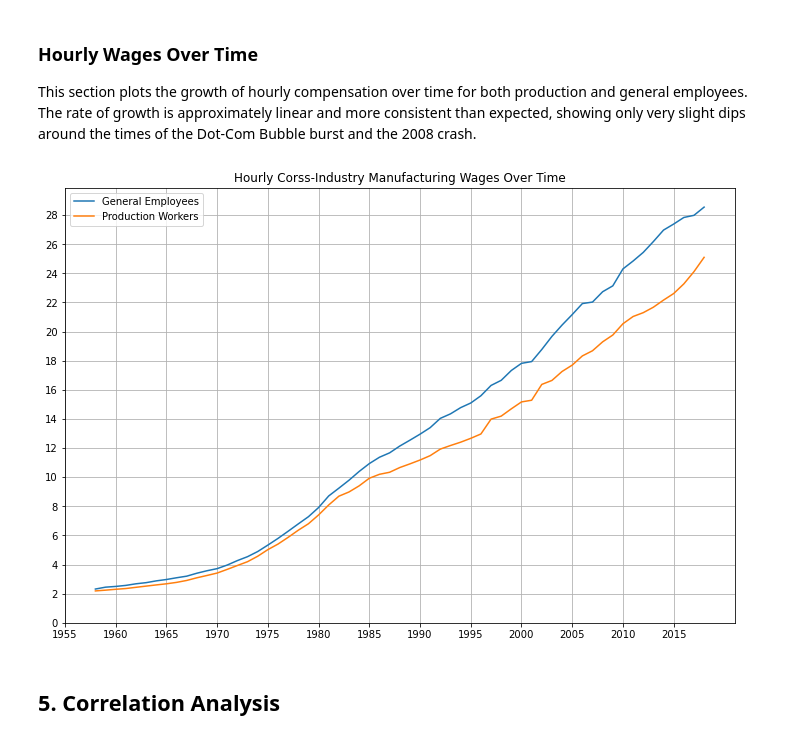
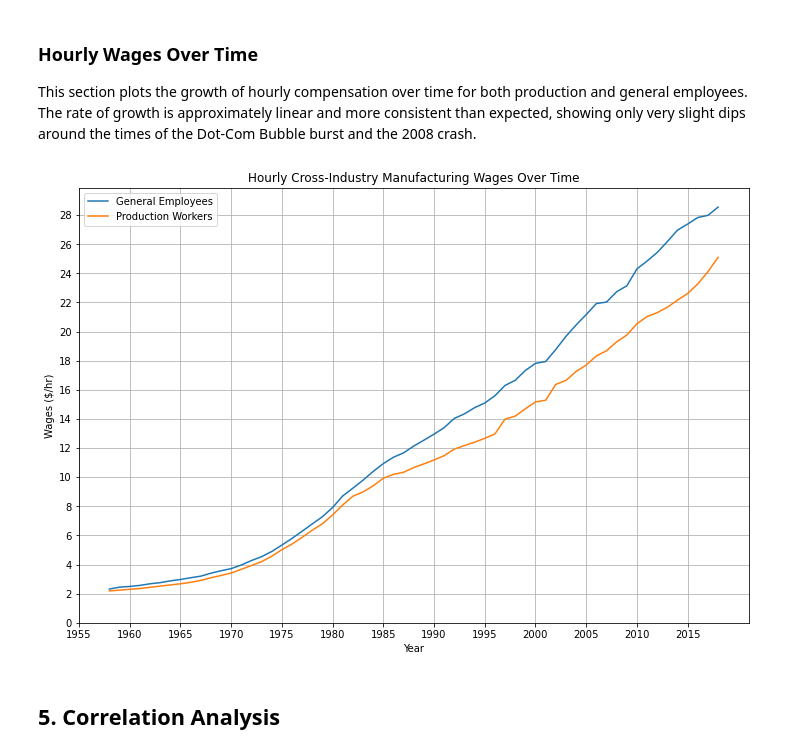
Before and after one commit to yairg98/Data-Driven-Problem-Solving, a Jupyter notebook: Midterm Project/Part 2/part2.ipynb, the cells around one changed output. Cells and saved outputs as stored; diff of their text form; code cells hidden in the pictures.

```diff
--- a/Midterm Project/Part 2/part2.ipynb
+++ b/Midterm Project/Part 2/part2.ipynb
@@ -336,22 +336,24 @@ around the times of the Dot-Com Bubble burst and the 2008 crash.
 # %%
 # Merge industries to represent the whole market in any given year
 wages = df.groupby(by=['year']).sum()[['emp','pay','prode','prodw','prodh']]
 wages['year'] = wages.index
 
 # Hourly rates of production and general employees by year
 wages['emp_rate'] = (wages['pay']*1000/2080)/wages['emp']
 wages['prod_rate'] = wages['prodw']/wages['prodh']
 
 # Plot hourly wages over time
 plt.figure(figsize=(12,8))
 plt.plot(wages['year'],wages['emp_rate'])
 plt.plot(wages['year'],wages['prod_rate'])
 plt.legend(["General Employees","Production Workers"])
-plt.title("Hourly Corss-Industry Manufacturing Wages Over Time")
+plt.title("Hourly Cross-Industry Manufacturing Wages Over Time")
 plt.xticks(np.arange(1955,2020,5))
 plt.yticks(np.arange(0,30,2))
+plt.xlabel("Year")
+plt.ylabel("Wages ($/hr)")
 plt.grid()
 # %% [output]
-[figure, old version]
+[figure, new version]
 # %% [markdown]
 ## 5. Correlation Analysis
```
Also changed, not shown: parts of 7 cells of this notebook.
